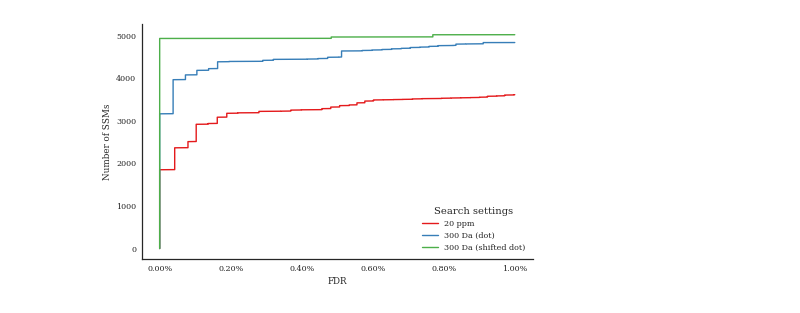
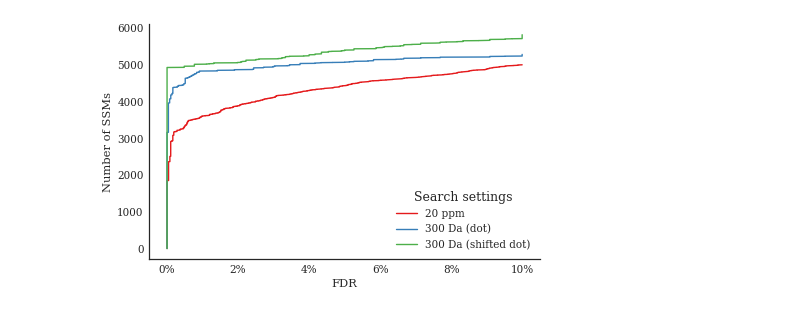
Before and after one commit to bittremieux/ANN-SoLo, a Jupyter notebook: notebooks/fdr.ipynb, the cells around one changed output. Cells and saved outputs as stored; diff of their text form; code cells hidden in the pictures.

```diff
--- a/notebooks/fdr.ipynb
+++ b/notebooks/fdr.ipynb
@@ -19,8 +18,9 @@ import util
 plt.style.use(['seaborn-white', 'seaborn-paper'])
 plt.rc('font', family='serif')
 sns.set_palette('Set1')
+sns.set_context('paper', font_scale=1.3)    # single-column figure
 # %%
-fdr = 0.01
+fdr = 0.1
 tol_mass = 0.1
 tol_mode = 'Da'
 
@@ -41,22 +41,22 @@ psms = [('20 ppm', psms_closed),
 # %%
 width = 7
 height = width / 1.618    # golden ratio
 fig, ax = plt.subplots(figsize=(width, height))
 
 for label, psm in psms:
     ax.plot(np.append(psm['q'], fdr) * 100, range(len(psm) + 1), label=label)
 
 ax.set_xlabel('FDR')
 ax.set_ylabel('Number of SSMs')
 
-ax.xaxis.set_major_formatter(mticker.PercentFormatter())
+ax.xaxis.set_major_formatter(mticker.PercentFormatter(decimals=0))
 
 ax.legend(loc='lower right', title='Search settings')
 
 sns.despine()
 
 plt.savefig('fdr.pdf', dpi=300, bbox_inches='tight')
 plt.show()
 plt.close()
 # %% [output]
-[figure, old version]
+[figure, new version]
```
Also changed, not shown: parts of 1 cell of this notebook, 6 other files.
